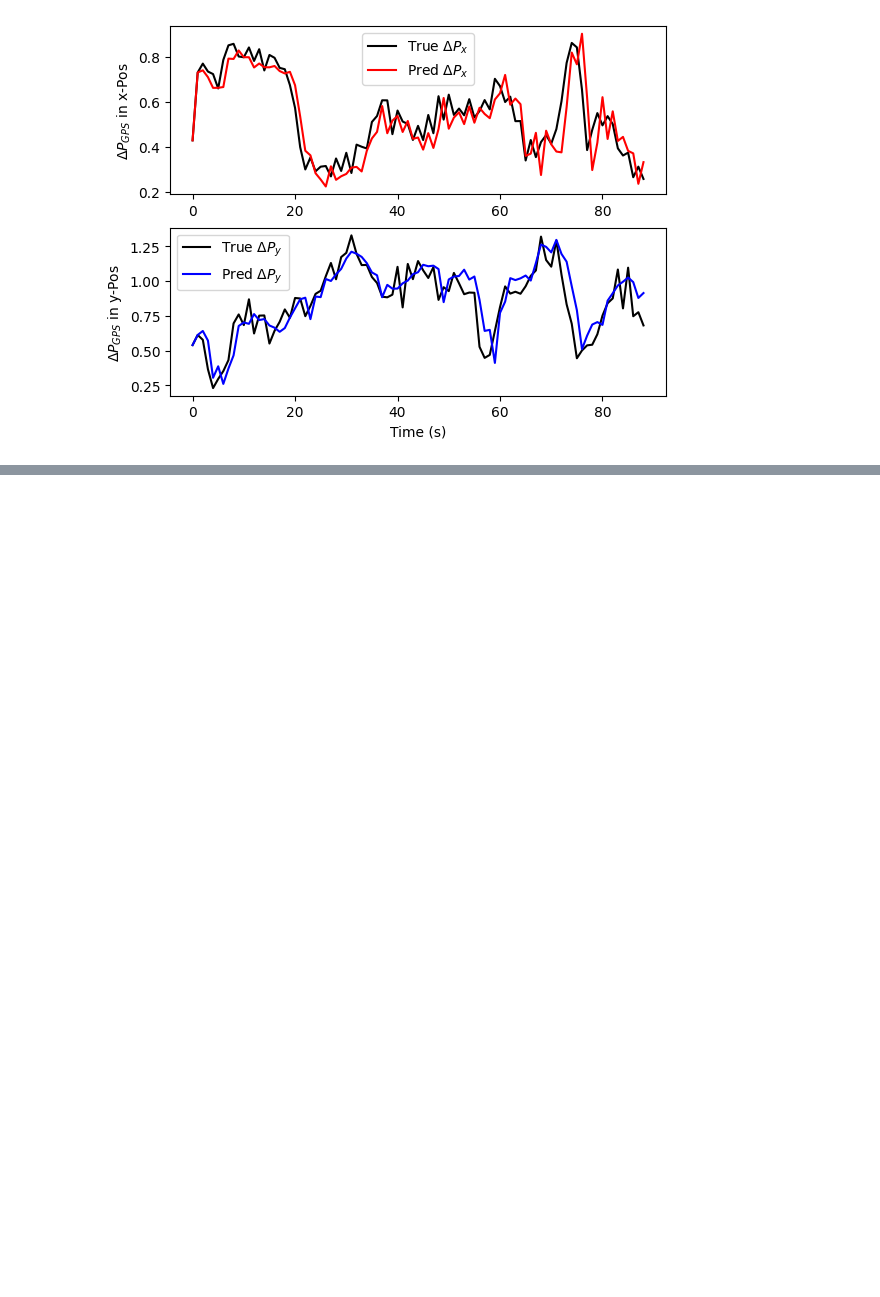
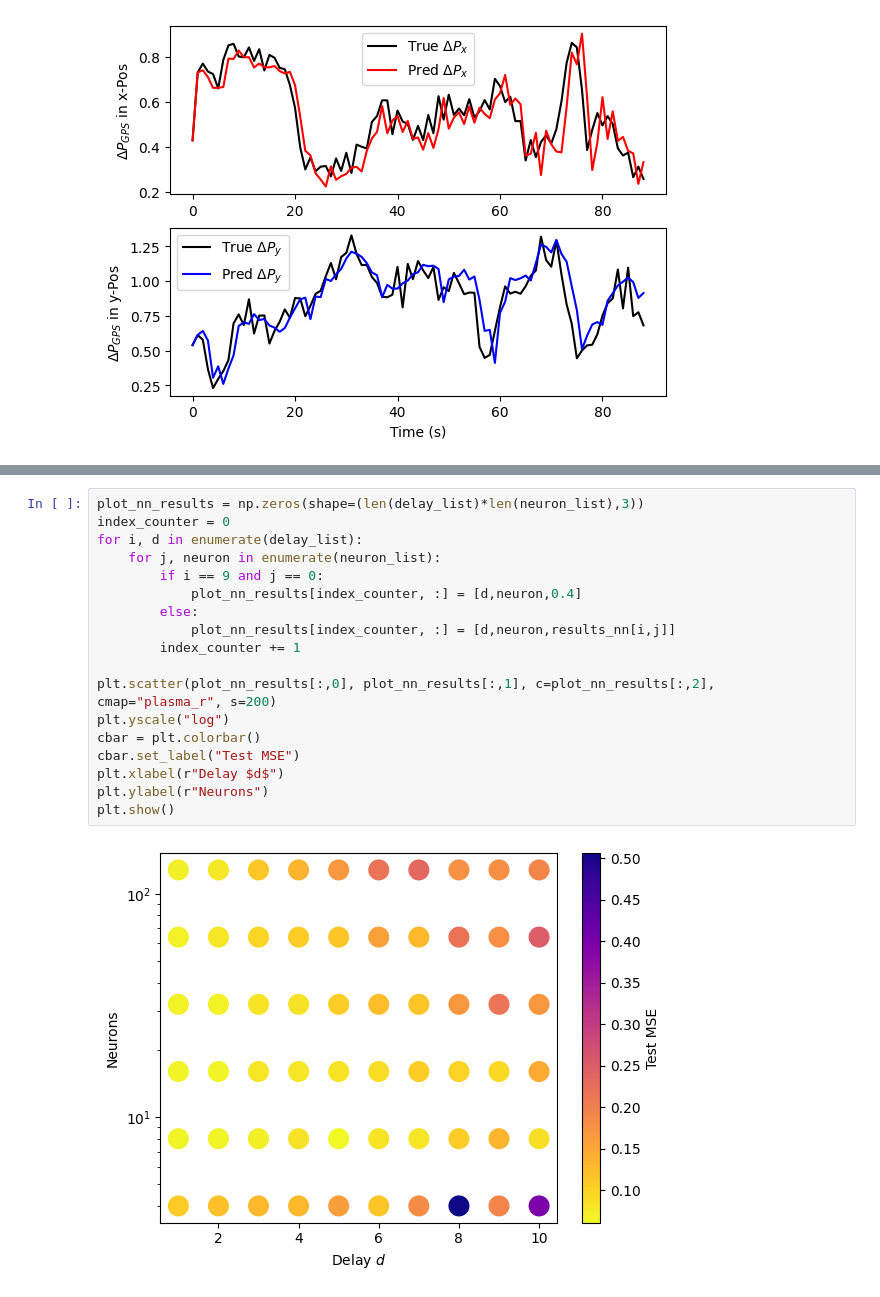
Before and after one commit to ZYVE255/encs6181_project, a Jupyter notebook: drone_sim_dcm.ipynb, the cells around one changed output, grey strips where cells are left out. Cells and saved outputs as stored; diff of their text form; blank space fills up the shorter version.

```diff
--- a/drone_sim_dcm.ipynb
+++ b/drone_sim_dcm.ipynb
@@ -662,0 +800,20 @@ Text(0.5, 0, 'Time (s)')
+# %%
+plot_nn_results = np.zeros(shape=(len(delay_list)*len(neuron_list),3))
+index_counter = 0
+for i, d in enumerate(delay_list):
+    for j, neuron in enumerate(neuron_list):
+        if i == 9 and j == 0:
+            plot_nn_results[index_counter, :] = [d,neuron,0.4]
+        else:
+            plot_nn_results[index_counter, :] = [d,neuron,results_nn[i,j]]
+        index_counter += 1
+
+plt.scatter(plot_nn_results[:,0], plot_nn_results[:,1], c=plot_nn_results[:,2], cmap="plasma_r", s=200)
+plt.yscale("log")
+cbar = plt.colorbar()
+cbar.set_label("Test MSE")
+plt.xlabel(r"Delay $d$")
+plt.ylabel(r"Neurons")
+plt.show()
+# %% [output]
+[figure, added]
```
Also changed, not shown: parts of 8 cells of this notebook.
